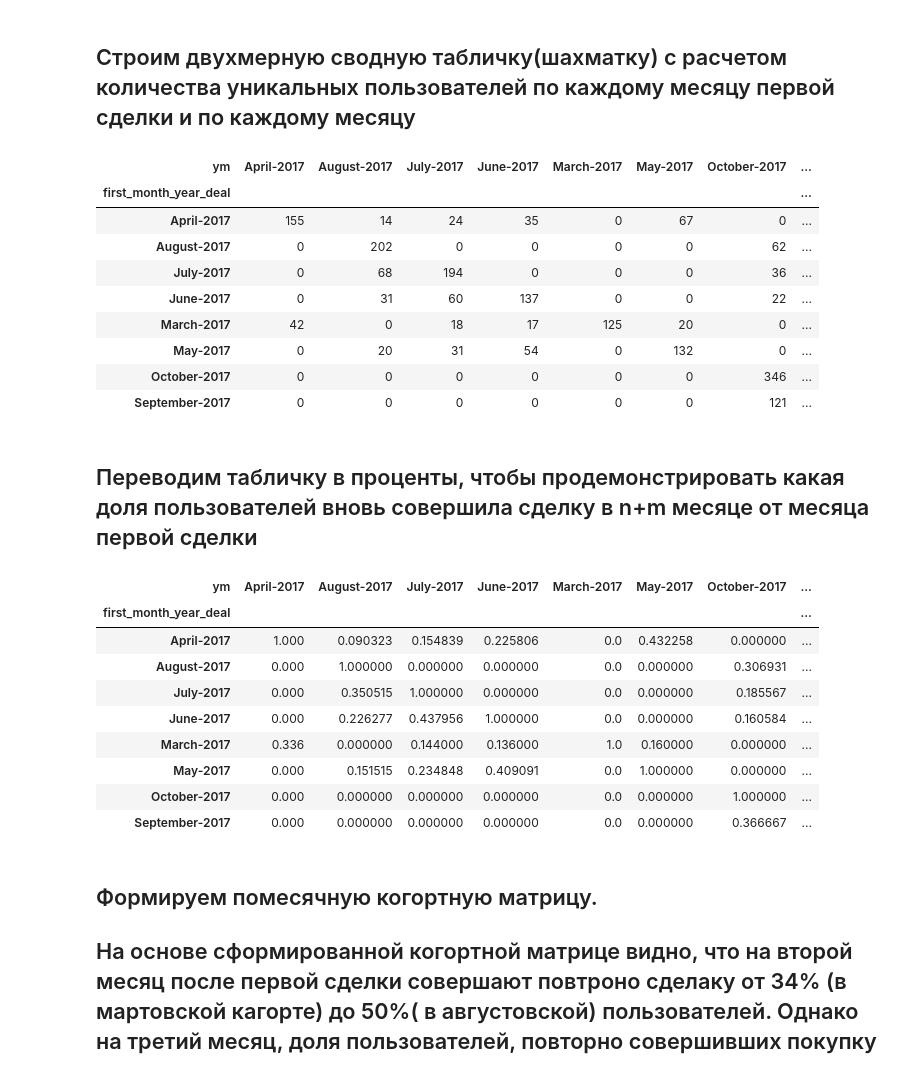
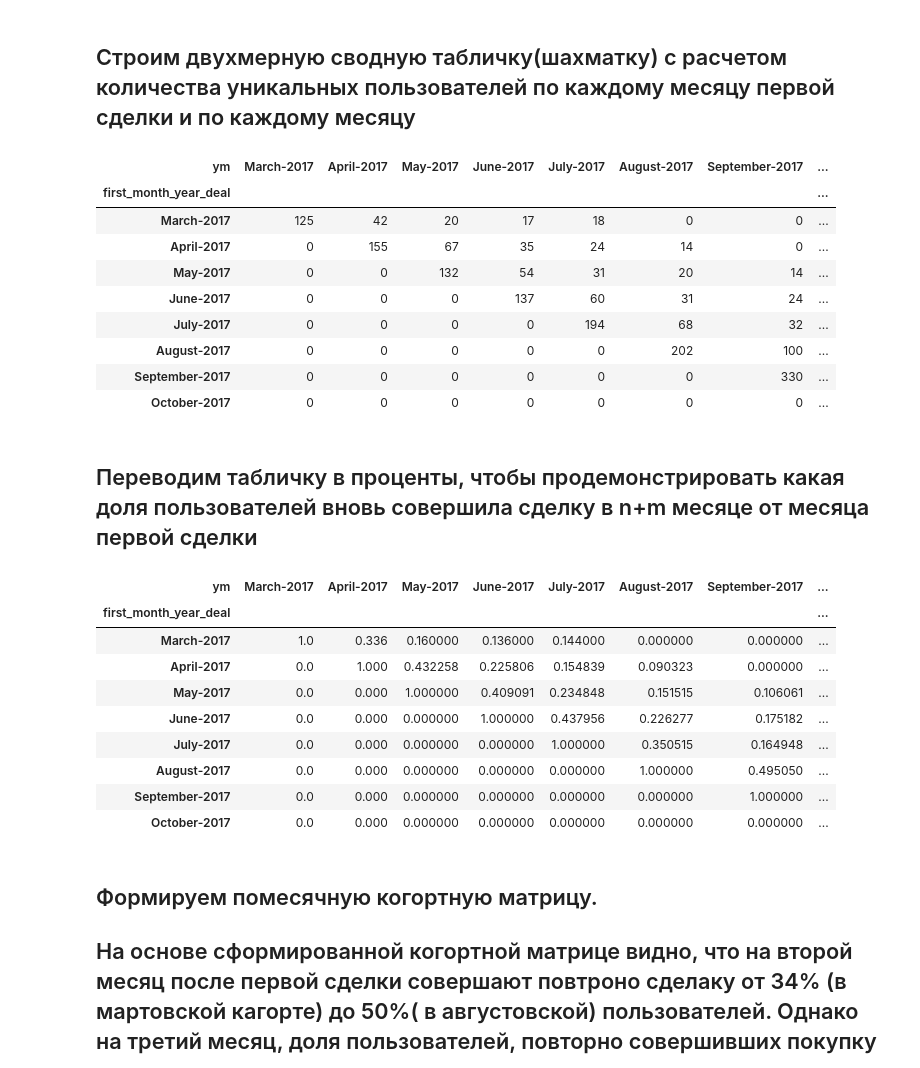
Before and after one commit to VasilyMayber/Cohort-analysis, a Jupyter notebook: Cohorts_VasilyMayba.ipynb, the cells around one changed output. Saved outputs shown, nothing was run; the diff lists cells and outputs as text; code cells hidden in the pictures.

```diff
--- a/Cohorts_VasilyMayba.ipynb
+++ b/Cohorts_VasilyMayba.ipynb
@@ -47,24 +47,34 @@ df
 # %%
 cohorts = pd.pivot_table(
     df,
     index='first_month_year_deal',
     columns='ym',
     values='user_id',
     aggfunc='nunique'
 ).fillna(0).astype(int)
 
+# Сортировка индексов и столбцов
+cohorts.index = pd.to_datetime(cohorts.index, format='%B-%Y')  # Преобразование индекса в datetime
+cohorts = cohorts.sort_index()  # Сортировка индекса
+cohorts.columns = pd.to_datetime(cohorts.columns, format='%B-%Y')  # Преобразование столбцов в datetime
+cohorts = cohorts.sort_index(axis=1)  # Сортировка столбцов
+
+# Преобразование индекса и столбцов обратно в формат 'Месяц-Год' для отображения
+cohorts.index = cohorts.index.strftime('%B-%Y')
+cohorts.columns = cohorts.columns.strftime('%B-%Y')
+
 cohorts
 # %% [output]
-| ym | April-2017 | August-2017 | July-2017 | June-2017 | March-2017 | May-2017 | October-2017 | ... |
+| ym | March-2017 | April-2017 | May-2017 | June-2017 | July-2017 | August-2017 | September-2017 | ... |
 | first_month_year_deal |  |  |  |  |  |  |  | ... |
-| April-2017 | 155 | 14 | 24 | 35 | 0 | 67 | 0 | ... |
-| August-2017 | 0 | 202 | 0 | 0 | 0 | 0 | 62 | ... |
-| July-2017 | 0 | 68 | 194 | 0 | 0 | 0 | 36 | ... |
-| June-2017 | 0 | 31 | 60 | 137 | 0 | 0 | 22 | ... |
-| March-2017 | 42 | 0 | 18 | 17 | 125 | 20 | 0 | ... |
-| May-2017 | 0 | 20 | 31 | 54 | 0 | 132 | 0 | ... |
-| October-2017 | 0 | 0 | 0 | 0 | 0 | 0 | 346 | ... |
-| September-2017 | 0 | 0 | 0 | 0 | 0 | 0 | 121 | ... |
+| March-2017 | 125 | 42 | 20 | 17 | 18 | 0 | 0 | ... |
+| April-2017 | 0 | 155 | 67 | 35 | 24 | 14 | 0 | ... |
+| May-2017 | 0 | 0 | 132 | 54 | 31 | 20 | 14 | ... |
+| June-2017 | 0 | 0 | 0 | 137 | 60 | 31 | 24 | ... |
+| July-2017 | 0 | 0 | 0 | 0 | 194 | 68 | 32 | ... |
+| August-2017 | 0 | 0 | 0 | 0 | 0 | 202 | 100 | ... |
+| September-2017 | 0 | 0 | 0 | 0 | 0 | 0 | 330 | ... |
+| October-2017 | 0 | 0 | 0 | 0 | 0 | 0 | 0 | ... |
 # %% [markdown]
 ## Переводим табличку в проценты, чтобы продемонстрировать какая доля пользователей вновь совершила сделку в n+m месяце от месяца первой сделки
 # %%
@@ -74,16 +84,16 @@ cohorts = cohorts.div(diags, axis=0)
 
 cohorts
 # %% [output]
-| ym | April-2017 | August-2017 | July-2017 | June-2017 | March-2017 | May-2017 | October-2017 | ... |
+| ym | March-2017 | April-2017 | May-2017 | June-2017 | July-2017 | August-2017 | September-2017 | ... |
 | first_month_year_deal |  |  |  |  |  |  |  | ... |
-| April-2017 | 1.000 | 0.090323 | 0.154839 | 0.225806 | 0.0 | 0.432258 | 0.000000 | ... |
-| August-2017 | 0.000 | 1.000000 | 0.000000 | 0.000000 | 0.0 | 0.000000 | 0.306931 | ... |
-| July-2017 | 0.000 | 0.350515 | 1.000000 | 0.000000 | 0.0 | 0.000000 | 0.185567 | ... |
-| June-2017 | 0.000 | 0.226277 | 0.437956 | 1.000000 | 0.0 | 0.000000 | 0.160584 | ... |
-| March-2017 | 0.336 | 0.000000 | 0.144000 | 0.136000 | 1.0 | 0.160000 | 0.000000 | ... |
-| May-2017 | 0.000 | 0.151515 | 0.234848 | 0.409091 | 0.0 | 1.000000 | 0.000000 | ... |
-| October-2017 | 0.000 | 0.000000 | 0.000000 | 0.000000 | 0.0 | 0.000000 | 1.000000 | ... |
-| September-2017 | 0.000 | 0.000000 | 0.000000 | 0.000000 | 0.0 | 0.000000 | 0.366667 | ... |
+| March-2017 | 1.0 | 0.336 | 0.160000 | 0.136000 | 0.144000 | 0.000000 | 0.000000 | ... |
+| April-2017 | 0.0 | 1.000 | 0.432258 | 0.225806 | 0.154839 | 0.090323 | 0.000000 | ... |
+| May-2017 | 0.0 | 0.000 | 1.000000 | 0.409091 | 0.234848 | 0.151515 | 0.106061 | ... |
+| June-2017 | 0.0 | 0.000 | 0.000000 | 1.000000 | 0.437956 | 0.226277 | 0.175182 | ... |
+| July-2017 | 0.0 | 0.000 | 0.000000 | 0.000000 | 1.000000 | 0.350515 | 0.164948 | ... |
+| August-2017 | 0.0 | 0.000 | 0.000000 | 0.000000 | 0.000000 | 1.000000 | 0.495050 | ... |
+| September-2017 | 0.0 | 0.000 | 0.000000 | 0.000000 | 0.000000 | 0.000000 | 1.000000 | ... |
+| October-2017 | 0.0 | 0.000 | 0.000000 | 0.000000 | 0.000000 | 0.000000 | 0.000000 | ... |
 # %% [markdown]
 ## Формируем помесячную когортную матрицу.
 ## На основе сформированной когортной матрице видно, что на второй месяц после первой сделки совершают повтроно сделаку от 34% (в мартовской кагорте) до 50%( в августовской) пользователей. Однако на третий месяц, доля пользователей, повторно совершивших покупку резко падает и находится в диапазоне от 16% до 31%. Падение retention может свидетельсвовать о недостаточно эффективный маркетинговых акций, направленных на удержание постоянных клиентов.
```
Also changed, not shown: parts of 4 cells of this notebook.
